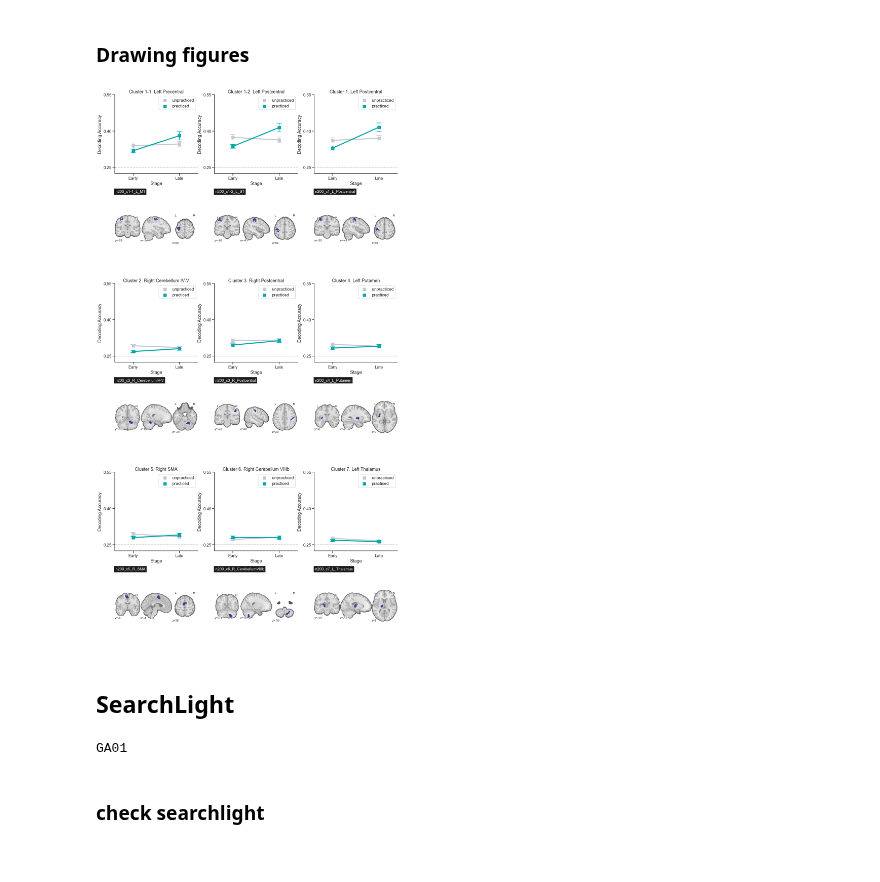
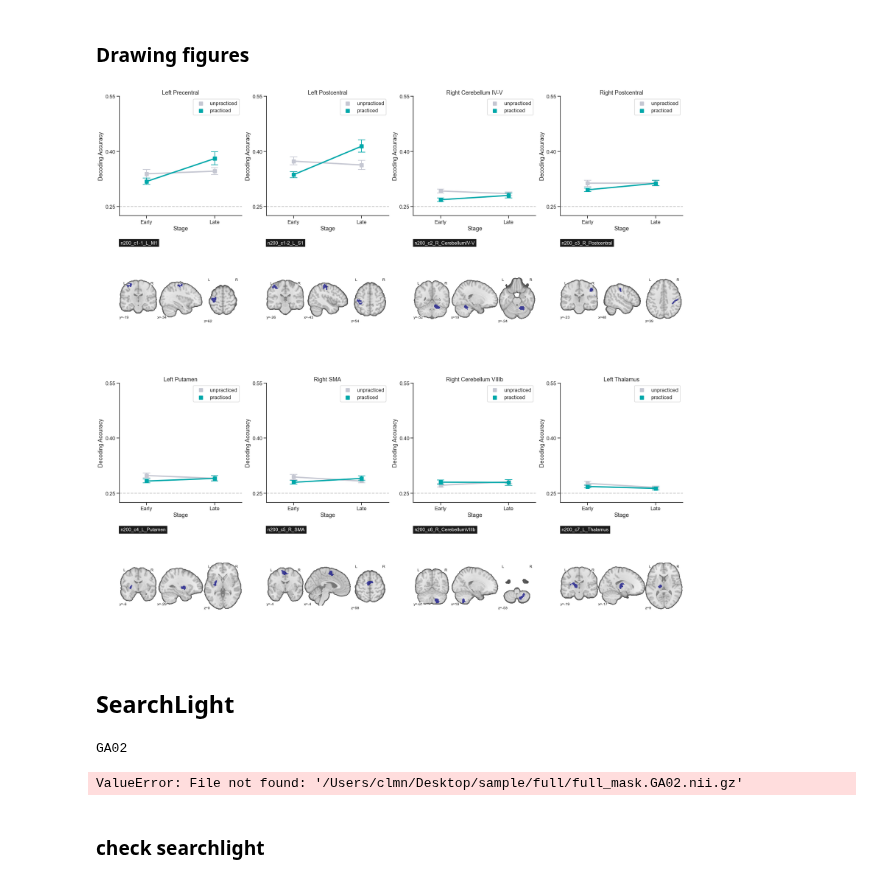
Before and after one commit to psb629/labs, a Jupyter notebook: GA/scripts/sample.ipynb, the cells around one changed output. Cells and saved outputs as stored; diff of their text form; code cells hidden in the pictures.

```diff
--- a/GA/scripts/sample.ipynb
+++ b/GA/scripts/sample.ipynb
@@ -41,10 +31,11 @@ nn_list = ['01', '02', '05', '07', '08', '11', '12', '13', '14', '15',
            '31', '32', '33', '34', '35', '36', '37', '38', '42', '44']
 run_list = ['r01', 'r02', 'r03', 'r04', 'r05', 'r06']
 # %%
-root_dir = '/Users/clmnlab/Desktop' # 데이터들 모아놓은 디렉토리 위치
+root_dir = '/Users/clmn/Desktop/GitHub/WinterCamp2021' # 데이터들 모아놓은 디렉토리 위치
 # %%
 preproc_dir = root_dir + '/preproc_data'
-loc_dir = root_dir + '/localizer'
+mask_dir = root_dir + '/masks'
+loc_dir = mask_dir + '/localizer'
 # %%
 def fast_masking(img, roi):
     # img : nifti image
@@ -208,7 +199,7 @@ target_path = list(range(1,13))*8
 # %%
 roi_imgs = {}
 ## ROIs
-path_list = sorted(glob(join(loc_dir,'n200_*.nii')))
+path_list = sorted(glob(join(mask_dir,'localizer','n200_*.nii')))
 for path in path_list:
     roi = path.split('/')[-1].replace('_mask.nii', '')
     roi_imgs[roi] = nilearn.image.load_img(path)
@@ -338,27 +299,27 @@ def draw_lineplot(roi_name, title, ax=None):
 
     return ax
 # %%
-name_list = ['Cluster 1-1. Left Precentral'
-             , 'Cluster 1-2. Left Postcentral'
-             , 'Cluster 1. Left Postcentral'
-             , 'Cluster 2. Right Cerebellum IV-V'
-             , 'Cluster 3. Right Postcentral'
-             , 'Cluster 4. Left Putamen'
-             , 'Cluster 5. Right SMA'
-             , 'Cluster 6. Right Cerebellum VIIIb'
-             , 'Cluster 7. Left Thalamus']
-idx_list = [0, 1, 2, 4, 7, 9, 11, 12, 14]
-
-_, axes = plt.subplots(6,3,figsize=(20,40))
+name_list = ['Left Precentral'
+             , 'Left Postcentral'
+             , 'Right Cerebellum IV-V'
+             , 'Right Postcentral'
+             , 'Left Putamen'
+             , 'Right SMA'
+             , 'Right Cerebellum VIIIb'
+             , 'Left Thalamus']
+ncol = 4
+nrow = 4
+magn = 8
+_, axes = plt.subplots(nrow,ncol,figsize=(ncol*magn,nrow*magn))
 axes = np.concatenate(axes)
-for i, idx in enumerate(idx_list):
+for idx, name in enumerate(name_list):
     roi_name = roi_names[idx]
-    ax = draw_lineplot(roi_name, name_list[i], ax=axes[i+(i//3)*3])
-    nplt.plot_roi(roi_img=roi_imgs[roi_name], bg_img=img_bg, title=roi_names[idx]
+    ax = draw_lineplot(roi_name, name, ax=axes[idx+(idx//ncol)*ncol])
+    nplt.plot_roi(roi_img=roi_imgs[roi_name], bg_img=img_bg, title=name
                   , draw_cross=False, black_bg=False
-                  , display_mode='ortho', axes=axes[i+(i//3)*3+3])
+                  , display_mode='ortho', axes=axes[idx+(idx//ncol)*ncol+ncol])
 # %% [output]
-[figure, old version]
+[figure, new version]
 # %% [markdown]
 ## SearchLight
 # %%
@@ -400,13 +361,15 @@ def searchlight(estimator, radius, chance_level, output_dir, prefix):
                 searchlight_img = run_searchlight(full_mask, X, y, group, cv, estimator, radius, chance_level)
                 searchlight_img.to_filename(join(output_dir,'%s.%s.r%d.%s.nii.gz'%(prefix, subj, radius, pp)))
 # %%
-estimator = LinearSVC(max_iter=1000)
-radius=8
+# estimator = LinearSVC(max_iter=1000)
+estimator = LinearDiscriminantAnalysis(solver='lsqr', shrinkage='auto')
+radius=6
 chance_level=0.25
-output_dir = join(fMRI_dir,'searchlight')
-searchlight(estimator, radius, chance_level, output_dir, prefix='LinearSVC')
+output_dir = join(root_dir,'searchlight')
+searchlight(estimator, radius, chance_level, output_dir, prefix='lda')
 # %% [output]
-GA01
+GA02
+ValueError: File not found: '/Users/clmn/Desktop/sample/full/full_mask.GA02.nii.gz'
 # %% [markdown]
 ### check searchlight
 # %%
```
Also changed, not shown: parts of 12 cells of this notebook.
